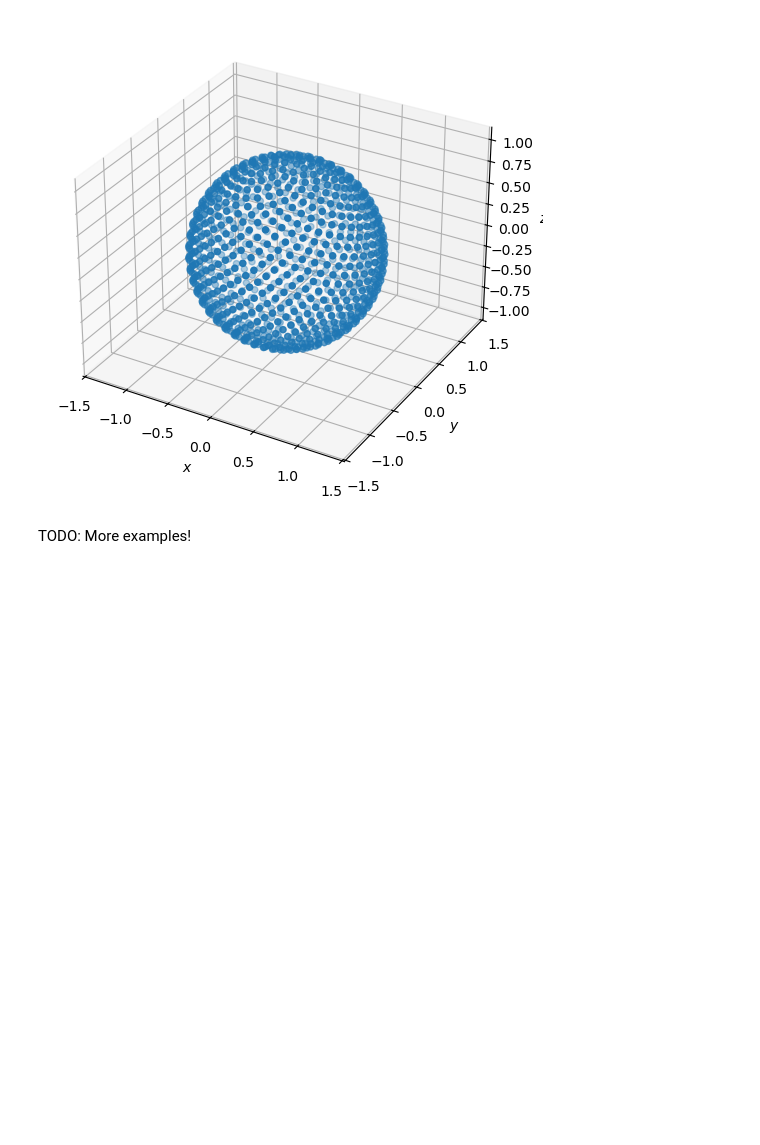
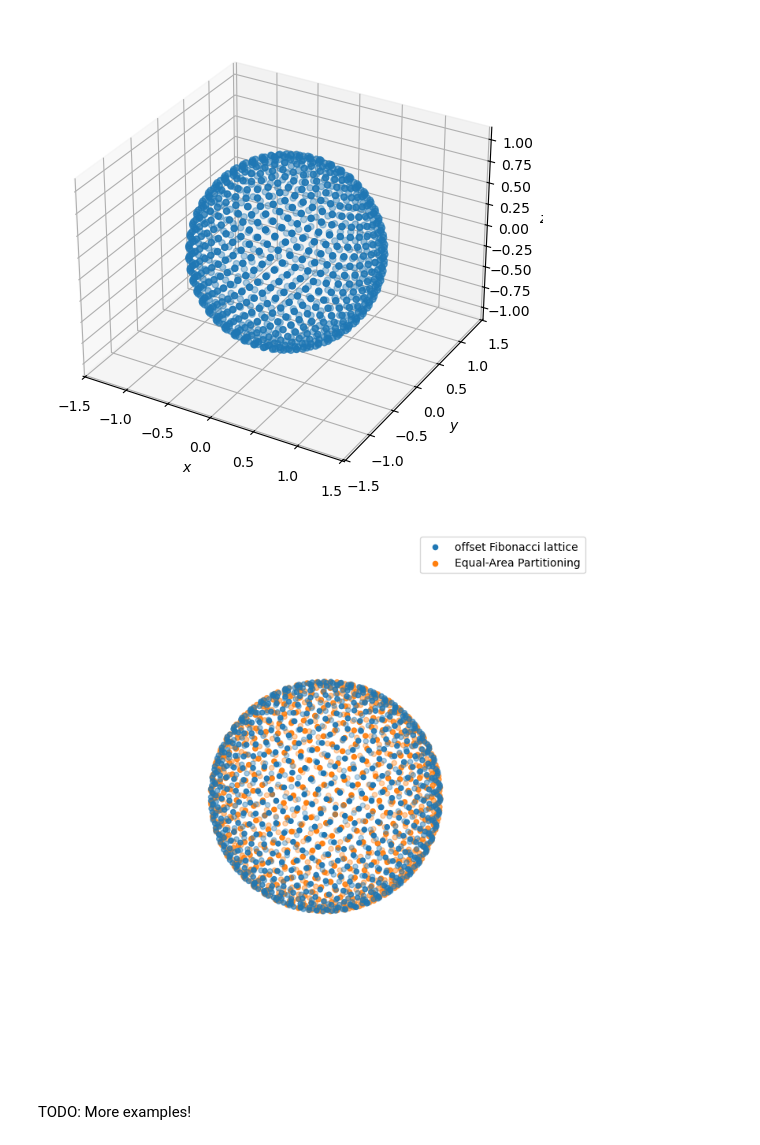
Before and after one commit to marcoalopez/PyRockWave, a Jupyter notebook: src/example_coordinates.ipynb, the cells around one changed output. Saved outputs shown, nothing was run; the diff lists cells and outputs as text; code cells hidden in the pictures; blank space fills up the shorter version.

```diff
--- a/src/example_coordinates.ipynb
+++ b/src/example_coordinates.ipynb
@@ -85,6 +86,21 @@ ax.axis('equal')
 _ = ax.set_xlabel(r'$x$'), ax.set_ylabel(r'$y$'), ax.set_zlabel(r'$z$')
 # %% [output]
 [figure]
+# %%
+# compare both methods
+fig3, ax = plt.subplots(subplot_kw={"projection": "3d"}, figsize=(7, 7), constrained_layout=True)
+
+ax.scatter(x, y, z, label="offset Fibonacci lattice")
+ax.scatter(points[:, 0], points[:, 1], points[:, 2], label="Equal-Area Partitioning")
+ax.legend()
+
+# Remove the axes panes and grid
+ax.grid(False)  # Turn off the grid
+ax.axis('off')  # Turn off the axis lines
+# ax.view_init(elev=20, azim=30)
+_ = ax.axis('equal')
+# %% [output]
+[figure, added]
 # %% [markdown]
 TODO: More examples!
 # %%
```
Also changed, not shown: parts of 8 cells of this notebook, 1 other file.
